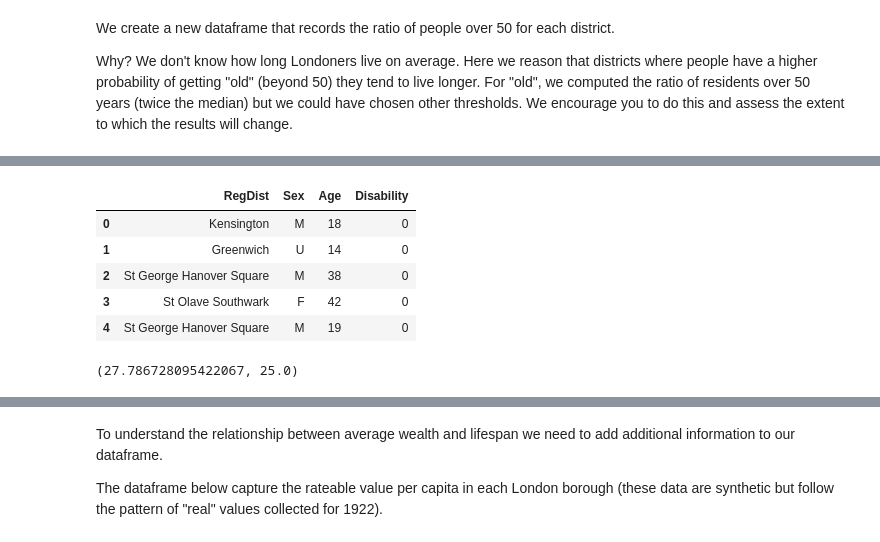
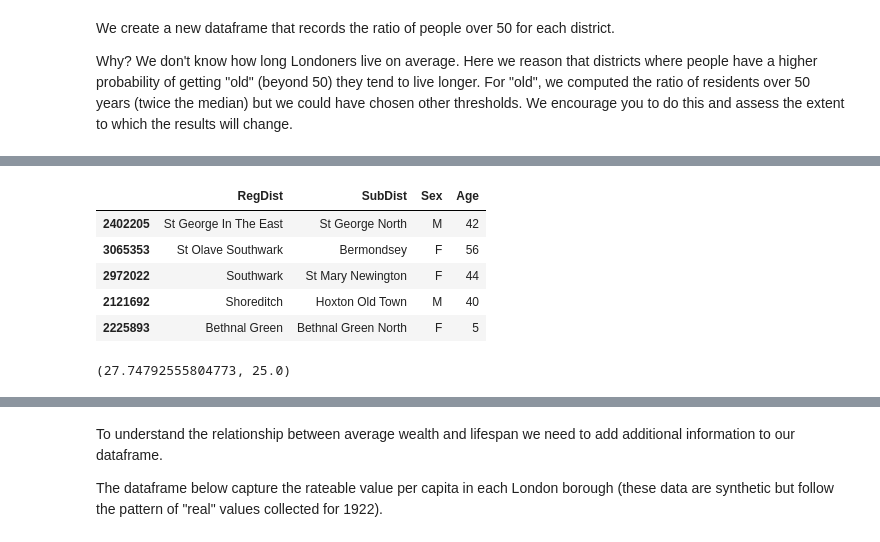
Before and after one commit to kasparvonbeelen/ghi_python, a Jupyter notebook: 11_-_Linear_Regression.ipynb, the cells around one changed output, grey strips where cells are left out. Cells and saved outputs as stored; diff of their text form; code cells hidden in the pictures.

```diff
--- a/11_-_Linear_Regression.ipynb
+++ b/11_-_Linear_Regression.ipynb
@@ -52,17 +57,17 @@ Why? We don't know how long Londoners live on average. Here we reason that distr
 # %%
-df = pd.read_csv('data/icem/EW01_london_subsample.csv',index_col=0)
+df = pd.read_csv('data/icem/EW01_london_subsample_2.csv',index_col=0)
 df.head()
 # %% [output]
-|  | RegDist | Sex | Age | Disability |
-| 0 | Kensington | M | 18 | 0 |
-| 1 | Greenwich | U | 14 | 0 |
-| 2 | St George Hanover Square | M | 38 | 0 |
-| 3 | St Olave Southwark | F | 42 | 0 |
-| 4 | St George Hanover Square | M | 19 | 0 |
+|  | RegDist | SubDist | Sex | Age |
+| 2402205 | St George In The East | St George North | M | 42 |
+| 3065353 | St Olave Southwark | Bermondsey | F | 56 |
+| 2972022 | Southwark | St Mary Newington | F | 44 |
+| 2121692 | Shoreditch | Hoxton Old Town | M | 40 |
+| 2225893 | Bethnal Green | Bethnal Green North | F | 5 |
 # %%
 df.Age.mean(), df.Age.median()
 # %% [output]
-(27.786728095422067, 25.0)
+(27.74792555804773, 25.0)
 # %%
 #age_by_dist = df.groupby(['RegDist']).agg({'Age':'mean','Sex':'count'})
 # %%
```
Also changed, not shown: parts of 83 cells of this notebook.
